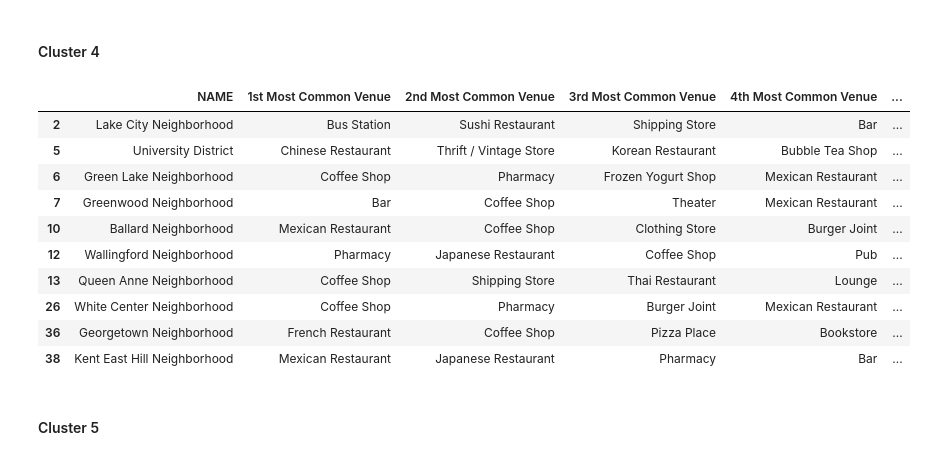
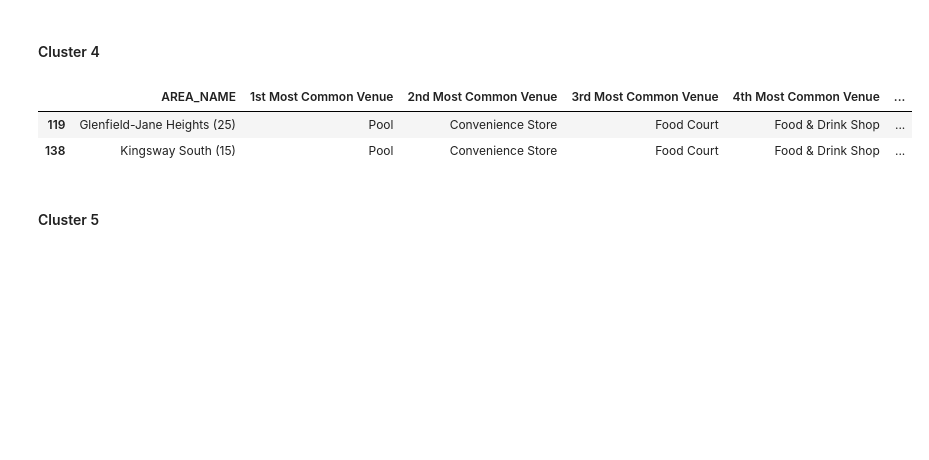
Before and after one commit to fleason/Coursera_Capstone, a Jupyter notebook: Toronto Exercise.ipynb, the cells around one changed output. Saved outputs shown, nothing was run; the diff lists cells and outputs as text; code cells hidden in the pictures; blank space fills up the shorter version.

```diff
--- a/Toronto Exercise.ipynb
+++ b/Toronto Exercise.ipynb
@@ -311,7 +303,7 @@ print('{} venues were returned by Foursquare.'.format(nearby_venues.shape[0]))
 # %% [markdown]
 #### Let's create a function to repeat the same process to all the neighborhoods in Toronto
 # %%
-def getNearbyVenues(names, latitudes, longitudes, radius=200):
+def getNearbyVenues(names, latitudes, longitudes, radius=300):
 
     venues_list=[]
     for name, lat, lng in zip(names, latitudes, longitudes):
@@ -355,7 +347,7 @@ def getNearbyVenues(names, latitudes, longitudes, radius=200):
 # %%
 # type your answer here
 
-toronto_venues = getNearbyVenues(names=neighborhoods['NAME'],
+toronto_venues = getNearbyVenues(names=neighborhoods['AREA_NAME'],
                                    latitudes=neighborhoods['LATITUDE'],
                                    longitudes=neighborhoods['LONGITUDE']
                                   )
@@ -557,7 +549,7 @@ neighborhoods_venues_sorted.head()
 Run *k*-means to cluster the neighborhood into 5 clusters.
 # %%
 # set number of clusters
-kclusters = 25
+kclusters = 8
 
 toronto_grouped_clustering = toronto_grouped.drop('Neighborhood', 1)
 
@@ -582,11 +576,11 @@ Let's create a new dataframe that includes the cluster as well as the top 10 ven
 # %%
 # add clustering labels
-neighborhoods_venues_sorted.insert(0, 'Cluster Labels', kmeans.labels_)
+
 
 toronto_merged = neighborhoods
 
 # merge toronto_grouped with toronto_data to add latitude/longitude for each neighborhood
-toronto_merged = toronto_merged.join(neighborhoods_venues_sorted.set_index('Neighborhood'), on='NAME')
+toronto_merged = toronto_merged.join(neighborhoods_venues_sorted.set_index('Neighborhood'), on='AREA_NAME')
 
 toronto_merged.head() # check the last columns!
 # %% [output]
@@ -657,19 +676,11 @@ toronto_merged.loc[toronto_merged['Cluster Labels'] == 2, toronto_merged.columns
 # %% [markdown]
 #### Cluster 4
 # %%
-toronto_merged.loc[toronto_merged['Cluster Labels'] == 3, toronto_merged.columns[[0] + list(range(5, toronto_merged.shape[1]))]]
+toronto_merged.loc[toronto_merged['Cluster Labels'] == 3, toronto_merged.columns[[1] + list(range(5, toronto_merged.shape[1]))]]
 # %% [output]
-|  | NAME | 1st Most Common Venue | 2nd Most Common Venue | 3rd Most Common Venue | 4th Most Common Venue | ... |
-| 2 | Lake City Neighborhood | Bus Station | Sushi Restaurant | Shipping Store | Bar | ... |
-| 5 | University District | Chinese Restaurant | Thrift / Vintage Store | Korean Restaurant | Bubble Tea Shop | ... |
-| 6 | Green Lake Neighborhood | Coffee Shop | Pharmacy | Frozen Yogurt Shop | Mexican Restaurant | ... |
-| 7 | Greenwood Neighborhood | Bar | Coffee Shop | Theater | Mexican Restaurant | ... |
-| 10 | Ballard Neighborhood | Mexican Restaurant | Coffee Shop | Clothing Store | Burger Joint | ... |
-| 12 | Wallingford Neighborhood | Pharmacy | Japanese Restaurant | Coffee Shop | Pub | ... |
-| 13 | Queen Anne Neighborhood | Coffee Shop | Shipping Store | Thai Restaurant | Lounge | ... |
-| 26 | White Center Neighborhood | Coffee Shop | Pharmacy | Burger Joint | Mexican Restaurant | ... |
-| 36 | Georgetown Neighborhood | French Restaurant | Coffee Shop | Pizza Place | Bookstore | ... |
-| 38 | Kent East Hill Neighborhood | Mexican Restaurant | Japanese Restaurant | Pharmacy | Bar | ... |
+|  | AREA_NAME | 1st Most Common Venue | 2nd Most Common Venue | 3rd Most Common Venue | 4th Most Common Venue | ... |
+| 119 | Glenfield-Jane Heights (25) | Pool | Convenience Store | Food Court | Food & Drink Shop | ... |
+| 138 | Kingsway South (15) | Pool | Convenience Store | Food Court | Food & Drink Shop | ... |
 # %% [markdown]
 #### Cluster 5
 # %%
```
Also changed, not shown: parts of 36 cells of this notebook.
